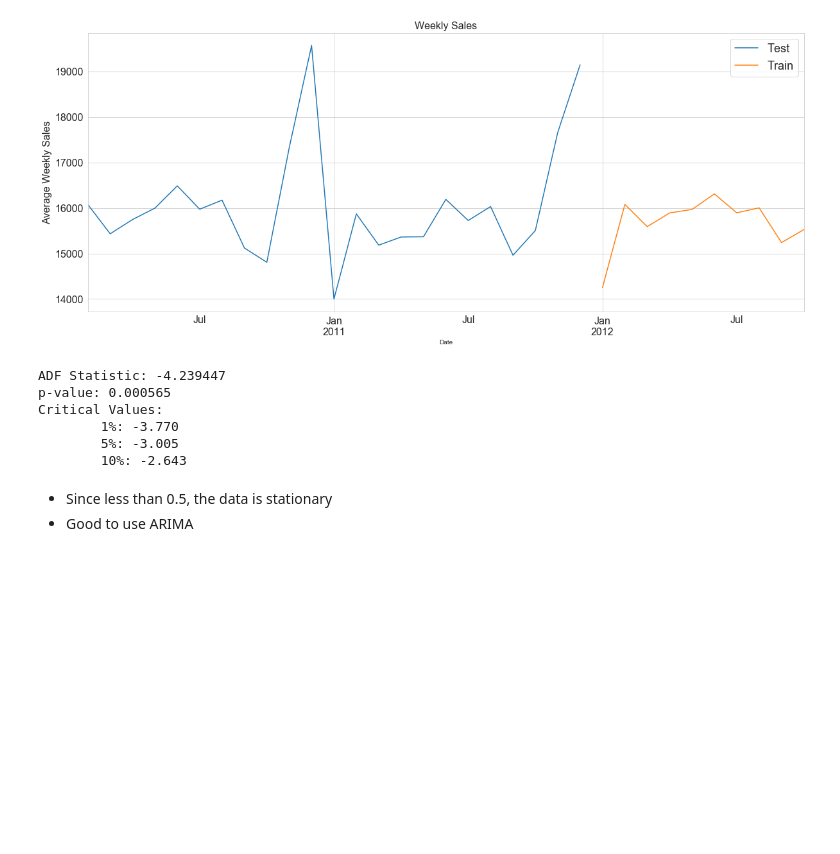
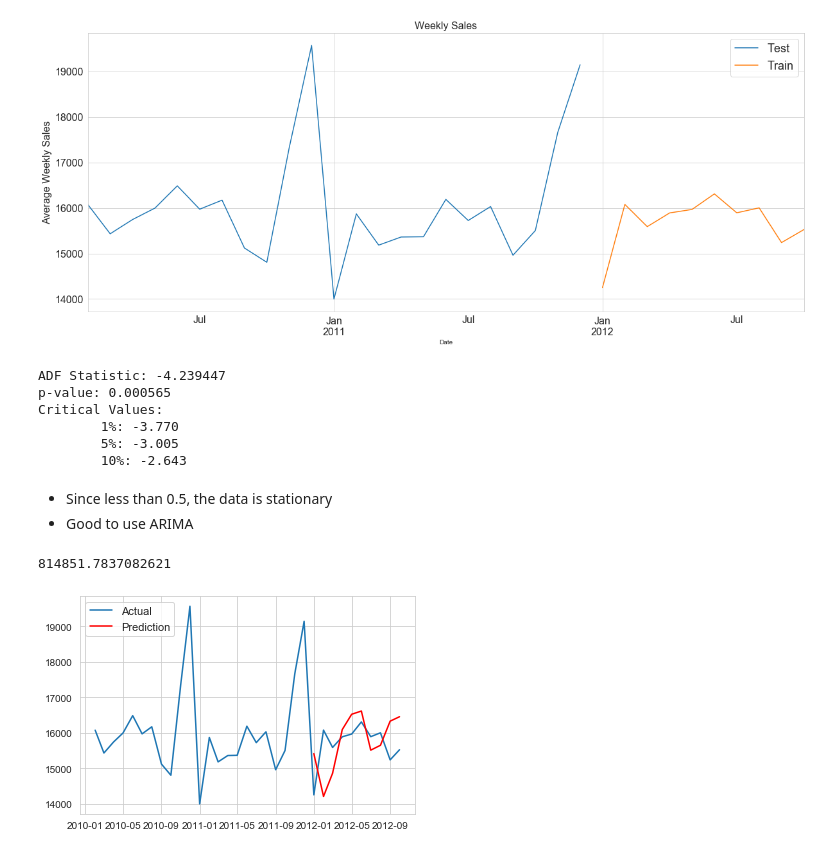
Before and after one commit to Papyss/Data-Analytics, a Jupyter notebook: Code (Do not delete).ipynb, the cells around one changed output. Drawn from its saved outputs; the diff is of its cells as text; code cells hidden in the pictures; blank space fills up the shorter version.

```diff
--- a/Code (Do not delete).ipynb
+++ b/Code (Do not delete).ipynb
@@ -373,7 +380,7 @@ train_final.head()
 <font size="5">Data Modeling</font>
 # %%
 train_final = train_final.resample('MS').mean() # Resmapling the time series data with month starting first.
-
+train_finalS=train_final['Weekly_Sales']
 train_data = train_final[:int(0.7*(len(train_final)))]
 test_data = train_final[int(0.7*(len(train_final))):]
 
@@ -408,3 +415,20 @@ Critical Values:
 # %% [markdown]
 - Since less than 0.5, the data is stationary
 - Good to use ARIMA
+# %%
+#AR
+
+
+model_ar=AR(train_data)
+model_ar_fit=model_ar.fit()
+predictions = model_ar_fit.predict(start=23,end=32 )
+
+plt.plot(train_finalS)
+plt.plot(predictions,color='red')
+
+plt.legend(['Actual','Prediction'],loc=2,fontsize=11)
+
+mean_squared_error(test_data,predictions)
+# %% [output]
+814851.7837082621
+[figure, added]
```
Also changed, not shown: parts of 7 cells of this notebook.
